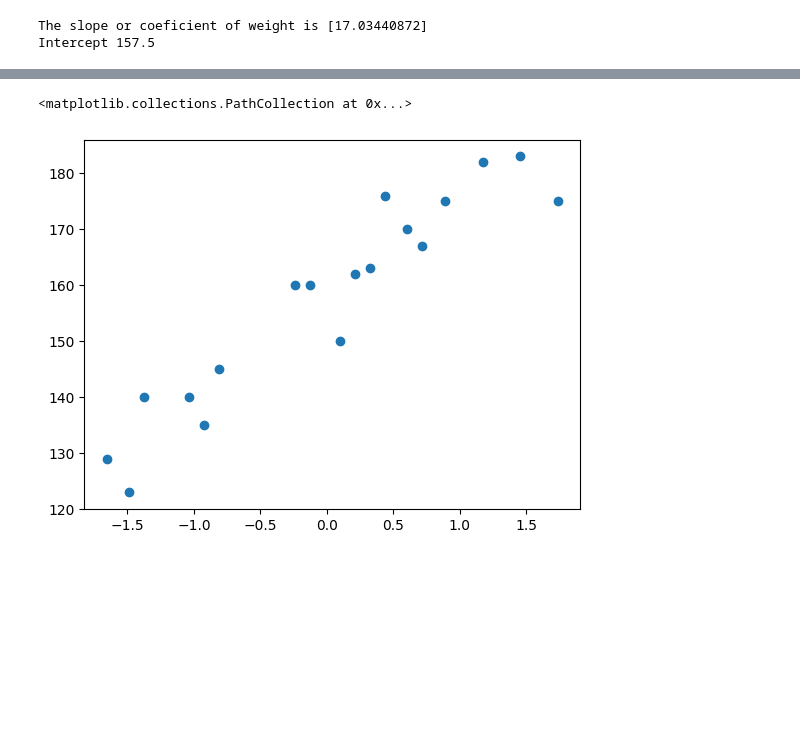
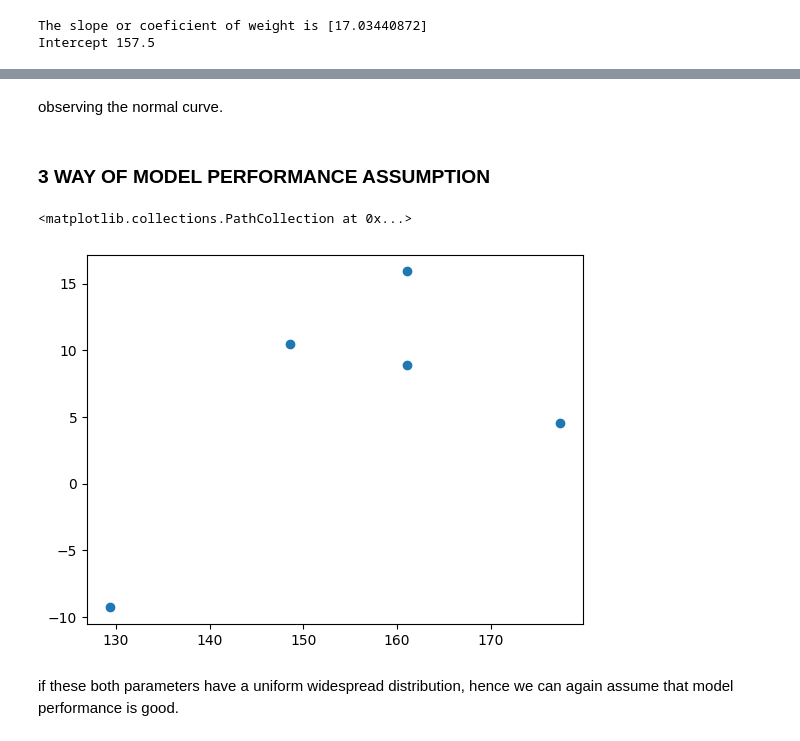
Before and after one commit to dishita30/MachineLearning, a Jupyter notebook: Simple-Linear-Regression/Simple_Linear_regression.ipynb, the cells around one changed output, grey strips where cells are left out. Saved outputs shown, nothing was run; the diff lists cells and outputs as text; code cells hidden in the pictures; blank space fills up the shorter version.

```diff
--- a/Simple-Linear-Regression/Simple_Linear_regression.ipynb
+++ b/Simple-Linear-Regression/Simple_Linear_regression.ipynb
@@ -142,0 +157,2 @@ Intercept 157.5
+# %%
+Y_pred_test = regressor.predict(X_test)
@@ -142,0 +257,4 @@ Intercept 157.5
+# %%
+## residuals
+residuals = Y_test - Y_pred_test
+residuals
@@ -143,5 +285,11 @@ Intercept 157.5
+# %% [markdown]
+observing the normal curve.
+# %% [markdown]
+### 3 WAY OF MODEL PERFORMANCE ASSUMPTION
 # %%
-plt.scatter(X_train,Y_train)
+plt.scatter(Y_pred_test,residuals)
 # %% [output]
 <matplotlib.collections.PathCollection at 0x...>
-[figure, old version]
+[figure, new version]
+# %% [markdown]
+if these both parameters have a uniform widespread distribution, hence we can again assume that model performance is good.
```
Also changed, not shown: parts of 24 cells of this notebook.
